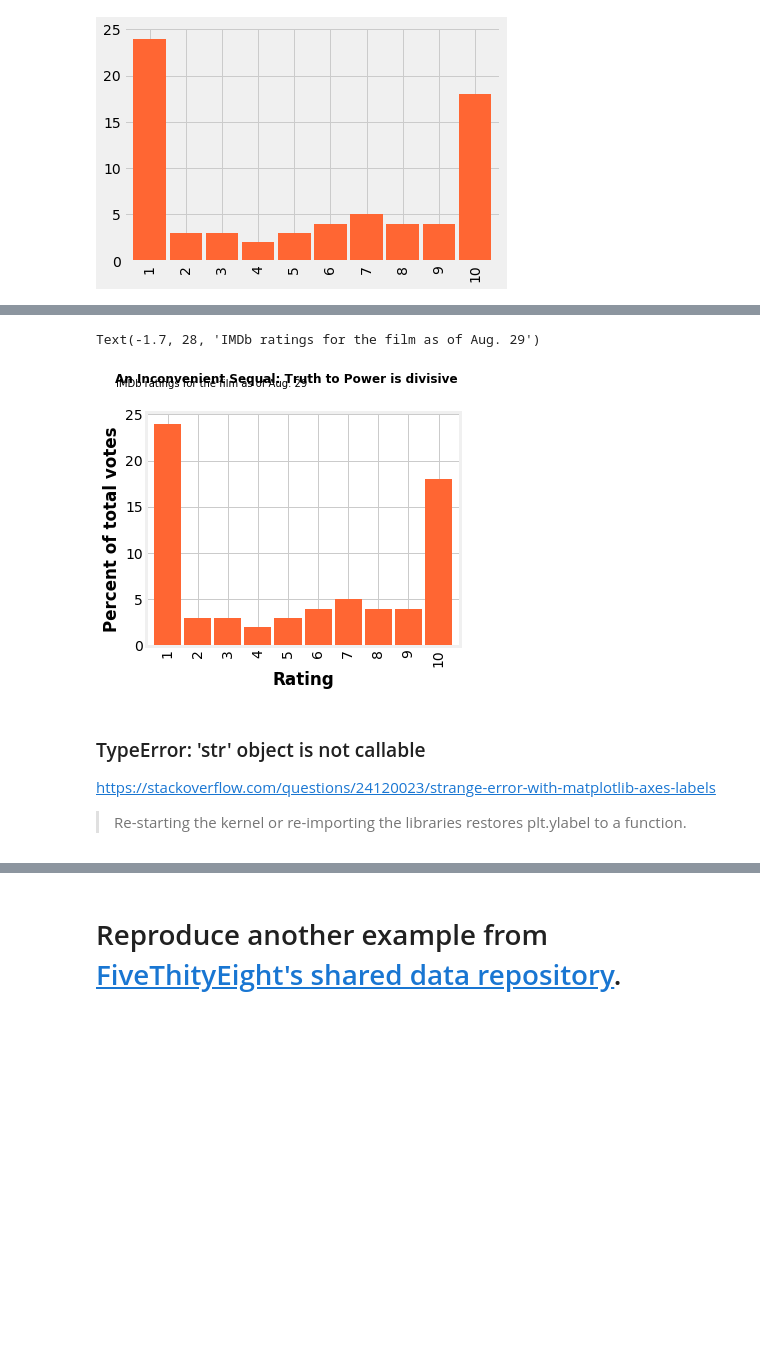
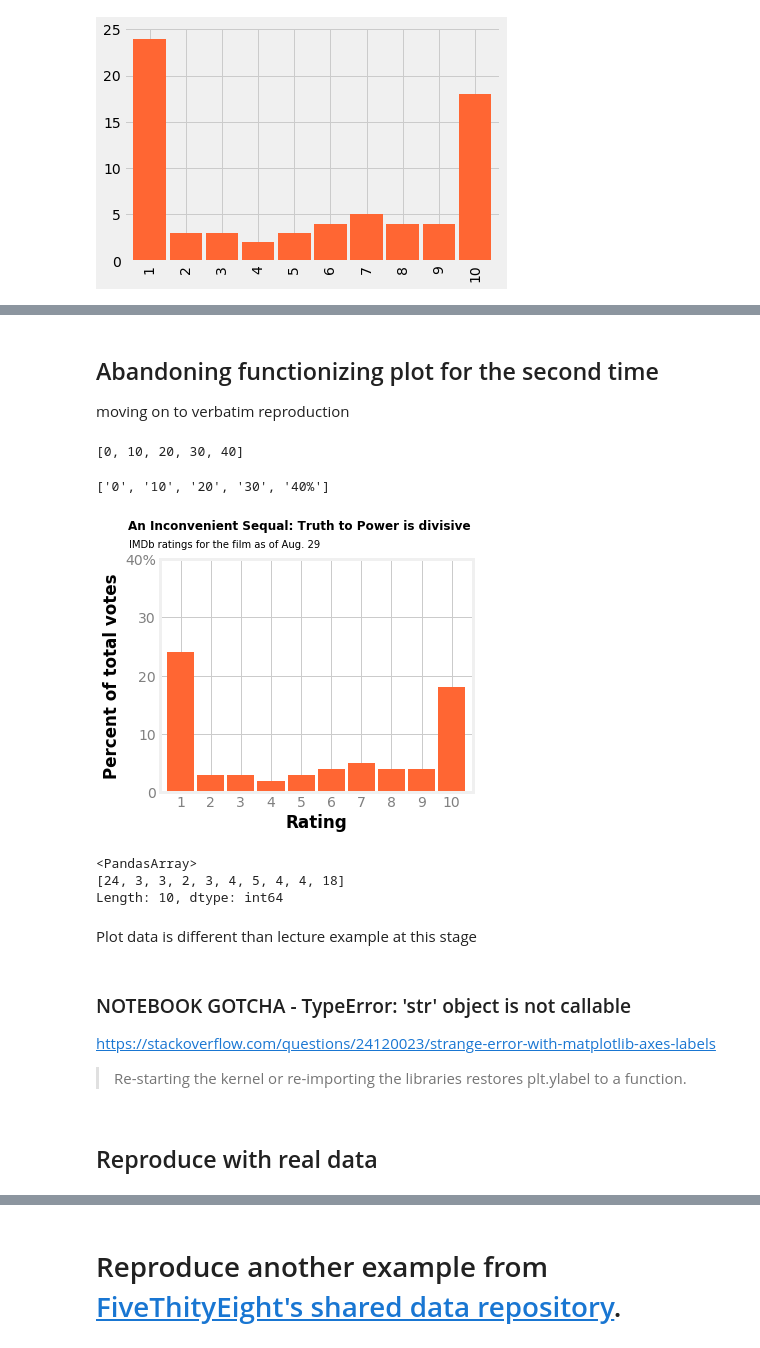
Before and after one commit to bloominstituteoftechnology/DS-Unit-1-Sprint-2-Data-Wrangling-and-Storytelling, a Jupyter notebook: module3-make-explanatory-visualizations/Joseph_Shirk_LS_DS_123_Make_Explanatory_Visualizations_Assignment.ipynb, the cells around one changed output, grey strips where cells are left out. Saved outputs shown, nothing was run; the diff lists cells and outputs as text; code cells hidden in the pictures; blank space fills up the shorter version.

```diff
--- a/module3-make-explanatory-visualizations/Joseph_Shirk_LS_DS_123_Make_Explanatory_Visualizations_Assignment.ipynb
+++ b/module3-make-explanatory-visualizations/Joseph_Shirk_LS_DS_123_Make_Explanatory_Visualizations_Assignment.ipynb
@@ -204,19 +264,51 @@ Abandoning for now
+# %% [markdown]
+## Abandoning functionizing plot for the second time
+moving on to verbatim reproduction
+# %%
+yrange = list(range(0, 50, 10))
+print(yrange)
+# %% [output]
+[0, 10, 20, 30, 40]
+# %%
+ylabels = [f'{i}' if i!=40 else f'{i}%' for i in yrange]
+ylabels
+# %% [output]
+['0', '10', '20', '30', '40%']
 # %%
 pltdata = fake2.value_counts().sort_index()
+
 fig = plt.figure(facecolor='white', figsize=(5, 4))
-thistitle = 'An Inconvenient Sequal: Truth to Power is divisive'
-ax = pltdata.sort_index().plot.bar(color=pumpkin,width=0.9);
+title = 'An Inconvenient Sequal: Truth to Power is divisive'
+subtitle = 'IMDb ratings for the film as of Aug. 29'
+
+
+
+ax = pltdata.plot.bar(color=pumpkin,width=0.9);
 ax.set(facecolor='white')
+ax.patch.set_alpha(0.1) # i can't see any difference made
 
 plt.xlabel('Rating', fontweight='bold')
 plt.ylabel('Percent of total votes', fontweight='bold')
-plt.title(thistitle, fontsize=12,loc='left',x=-0.1,y=1.1,fontweight='bold')
-plt.text(x=-1.7, y=pltdata.max() + 4, s='IMDb ratings for the film as of Aug. 29',fontsize=10)
+
+plt.title(title, fontsize=12,loc='left',x=-0.1,y=1.1,fontweight='bold')
+plt.text(x=-1.7, y=42, s=subtitle, fontsize=10)
+
+plt.xticks(rotation=0, color='grey')
+plt.yticks(yrange, ylabels, color='grey');
 # %% [output]
-Text(-1.7, 28, 'IMDb ratings for the film as of Aug. 29')
-[figure, old version]
+[figure, new version]
+# %%
+plotdata
+# %% [output]
+<PandasArray>
+[24, 3, 3, 2, 3, 4, 5, 4, 4, 18]
+Length: 10, dtype: int64
+# %% [markdown]
+Plot data is different than lecture example at this stage
 # %% [markdown]
-### TypeError: 'str' object is not callable
+### NOTEBOOK GOTCHA - TypeError: 'str' object is not callable
 https://stackoverflow.com/questions/24120023/strange-error-with-matplotlib-axes-labels
 
 > Re-starting the kernel or re-importing the libraries restores plt.ylabel to a function.
+# %% [markdown]
+## Reproduce with real data
```
Also changed, not shown: parts of 28 cells of this notebook.
